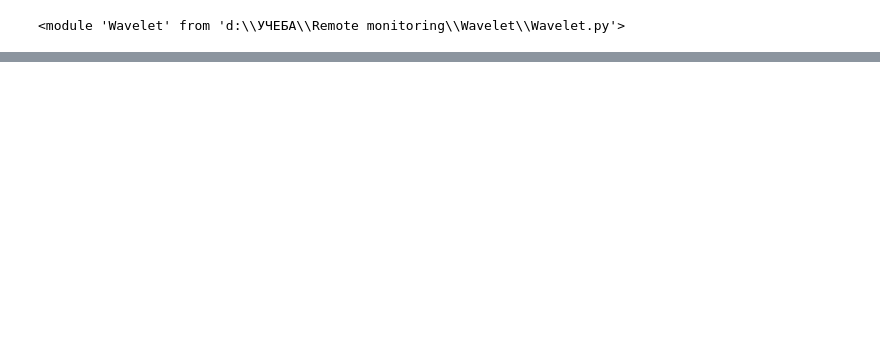
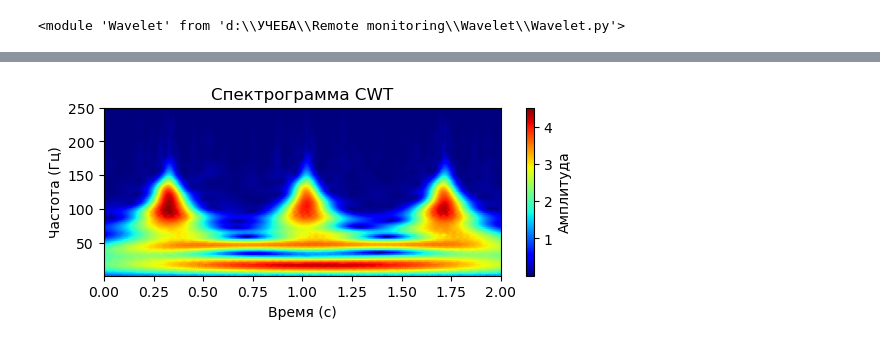
Before and after one commit to ArtikBoom3007/RemoteMonitoring, a Jupyter notebook: Wavelet/Example.ipynb, the cells around one changed output, grey strips where cells are left out. Saved outputs shown, nothing was run; the diff lists cells and outputs as text; code cells hidden in the pictures; blank space fills up the shorter version.

```diff
--- a/Wavelet/Example.ipynb
+++ b/Wavelet/Example.ipynb
@@ -45,0 +57,4 @@ wt.show_spectr(6)
+# %%
+wt.show_spectr(6)
+# %% [output]
+[figure, added]
```
Also changed, not shown: parts of 12 cells of this notebook, 5 other files.
